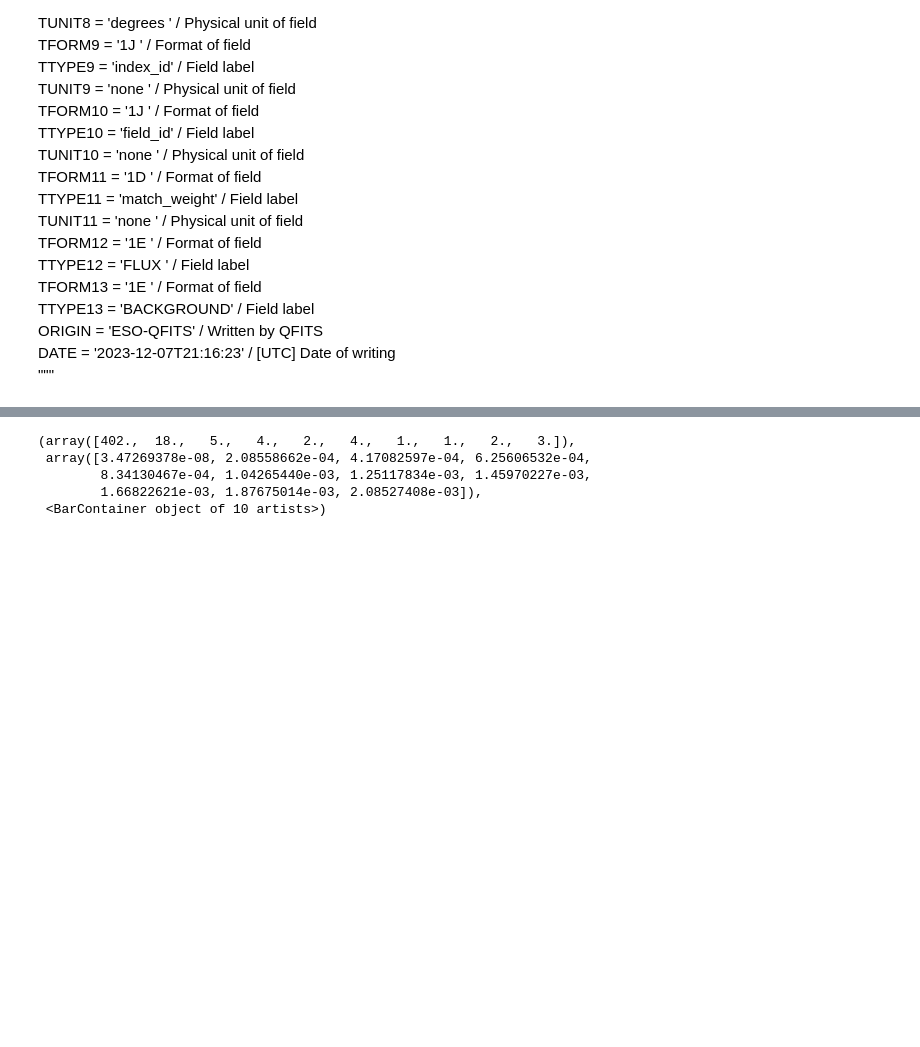
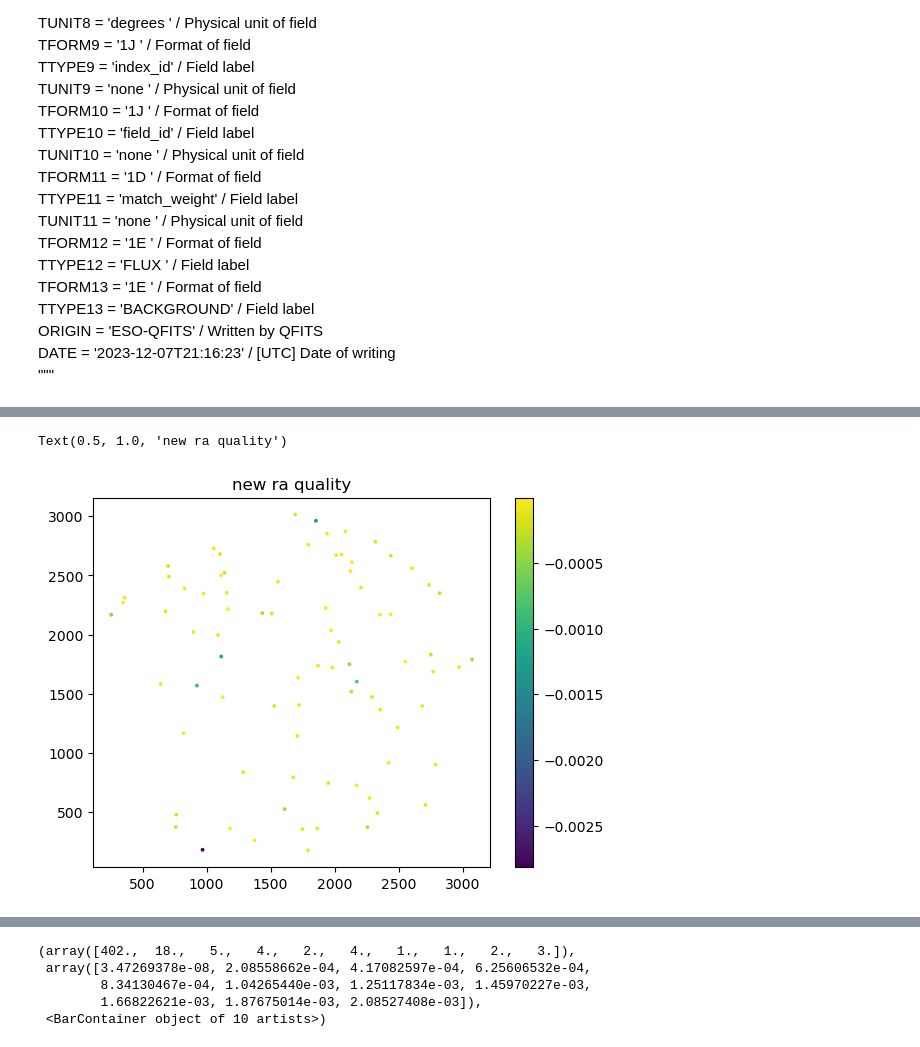
Before and after one commit to MillionConcepts/glcat, a Jupyter notebook: centroidcorrelation.ipynb, the cells around one changed output, grey strips where cells are left out. Saved outputs shown, nothing was run; the diff lists cells and outputs as text; code cells hidden in the pictures; blank space fills up the shorter version.

```diff
--- a/centroidcorrelation.ipynb
+++ b/centroidcorrelation.ipynb
@@ -84,0 +119,7 @@ merged_corr['new_dec_quality'] = abs(merged_corr['field_dec_new']-merged_corr['i
+# %%
+plt.scatter(merged_corr['field_x_new'],merged_corr['field_y_new'],c=-merged_corr['new_ra_quality'],s=3)
+plt.colorbar()
+plt.title("new ra quality")
+# %% [output]
+Text(0.5, 1.0, 'new ra quality')
+[figure, added]
```
Also changed, not shown: parts of 28 cells of this notebook, 1 other file.
